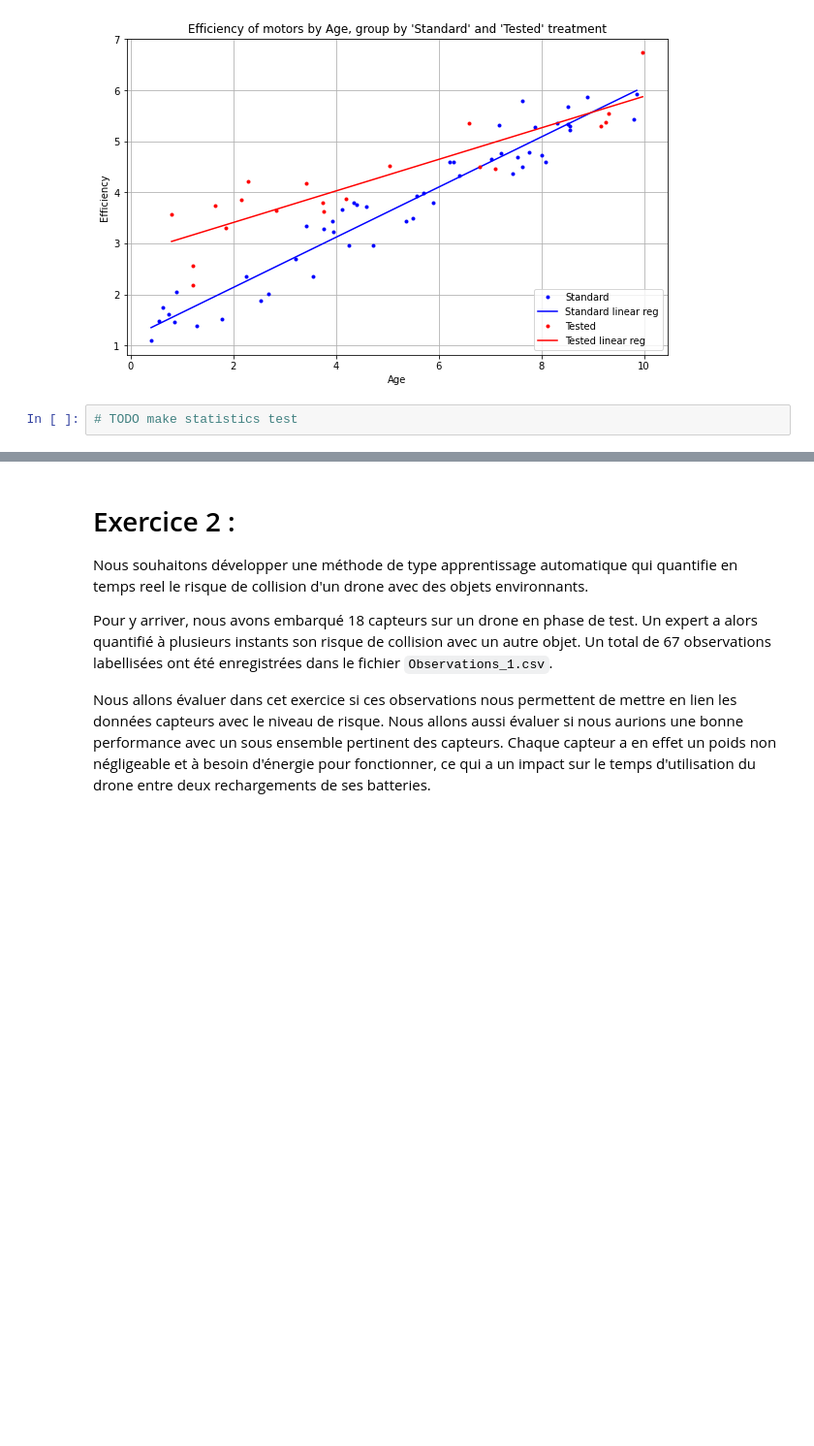
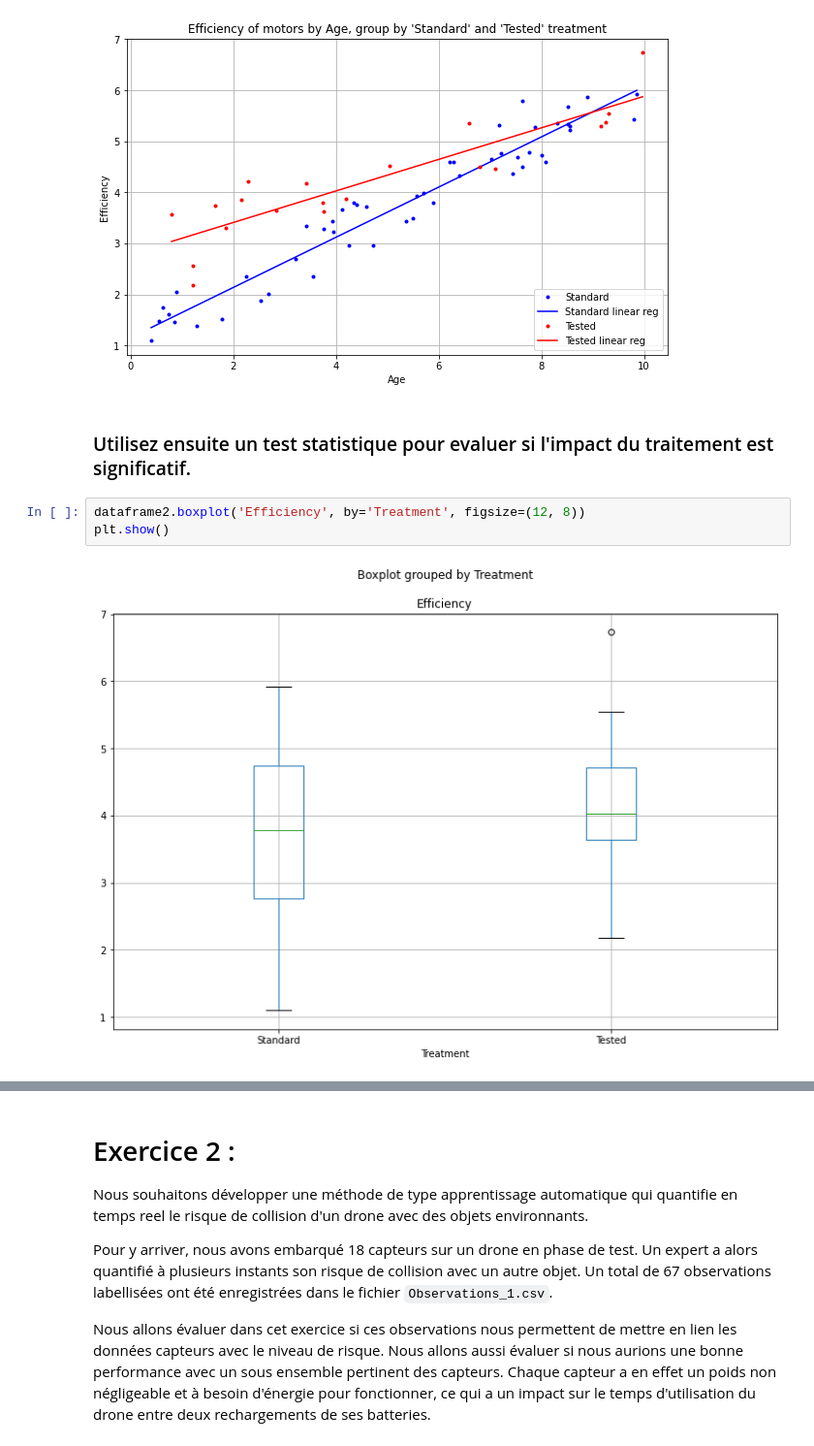
Before and after one commit to LudovicSterlin/ssd-aml-modele-lineaire, a Jupyter notebook: TPnote_ModeleLineaire/Examen_ModeleLineaire_2020.ipynb, the cells around one changed output, grey strips where cells are left out. Shown at 97% size. Saved outputs shown, nothing was run; the diff lists cells and outputs as text; blank space fills up the shorter version.

Commit message:
Q1.2 test statistique

```diff
--- a/TPnote_ModeleLineaire/Examen_ModeleLineaire_2020.ipynb
+++ b/TPnote_ModeleLineaire/Examen_ModeleLineaire_2020.ipynb
@@ -105,5 +107,10 @@ plt.grid()
 plt.show()
 # %% [output]
 [figure]
-# %%
-# TODO make statistics test
+# %% [markdown]
+### Utilisez ensuite un test statistique pour evaluer si l'impact du traitement est significatif.
+# %%
+dataframe2.boxplot('Efficiency', by='Treatment', figsize=(12, 8))
+plt.show()
+# %% [output]
+[figure, added]
```
Also changed, not shown: parts of 4 cells of this notebook.
